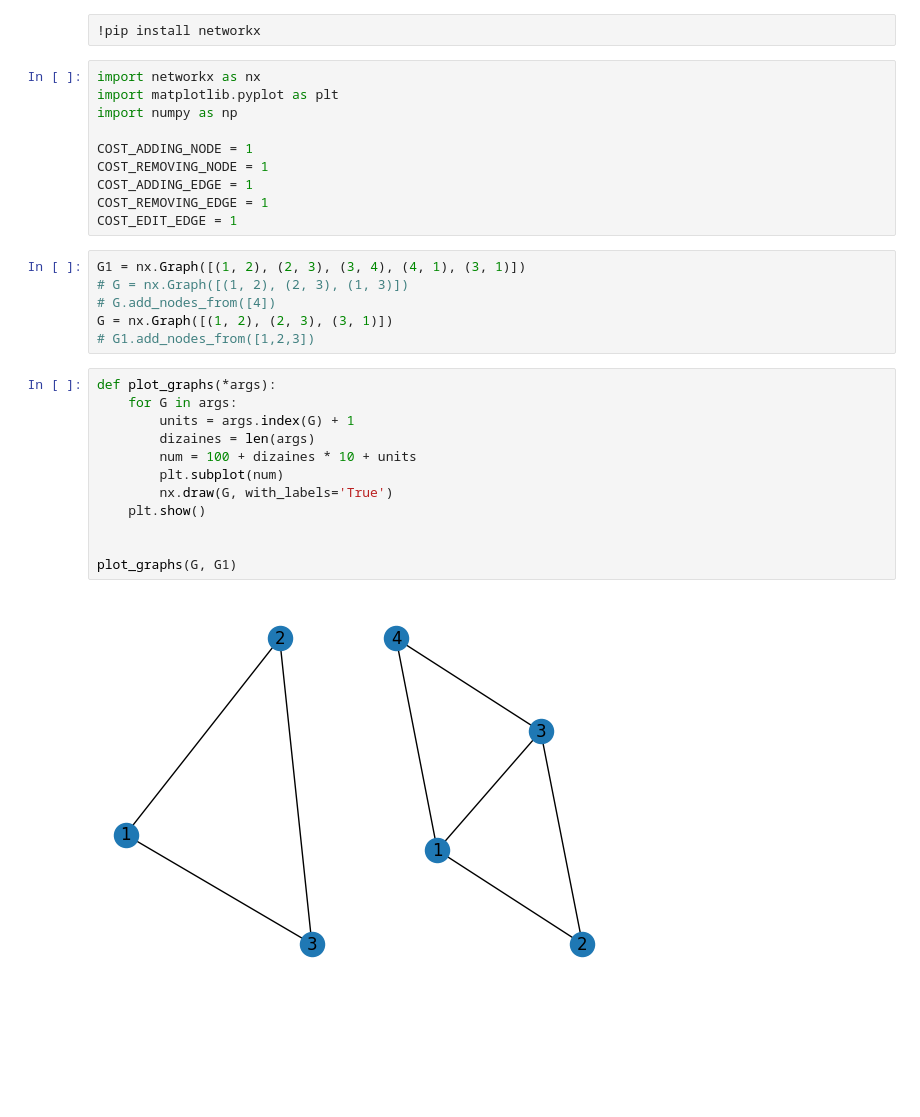
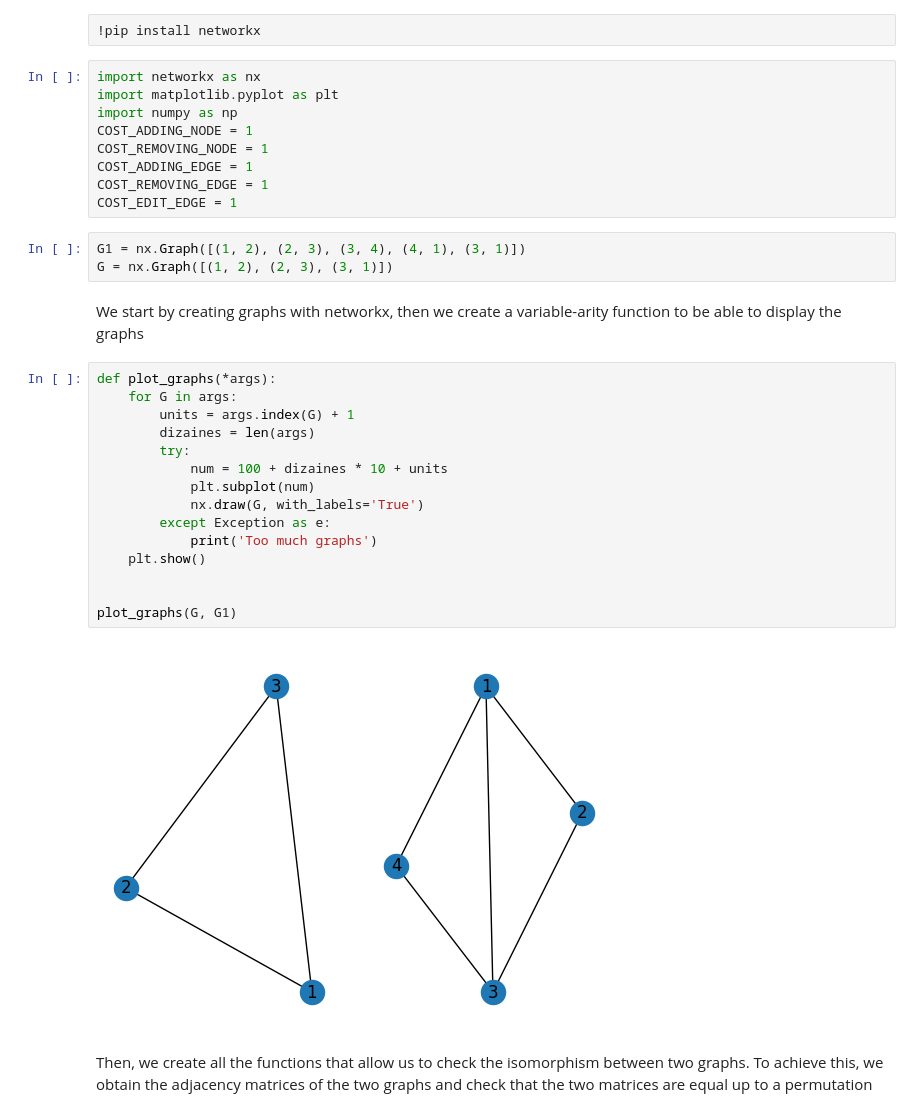
Before and after one commit to JeannesTheo/DataMiningForNetworks, a Jupyter notebook: Assignement2.ipynb, the cells around one changed output. Saved outputs shown, nothing was run; the diff lists cells and outputs as text; blank space fills up the shorter version.

```diff
--- a/Assignement2.ipynb
+++ b/Assignement2.ipynb
@@ -4,7 +4,6 @@
 import networkx as nx
 import matplotlib.pyplot as plt
 import numpy as np
-
 COST_ADDING_NODE = 1
 COST_REMOVING_NODE = 1
 COST_ADDING_EDGE = 1
@@ -12,23 +11,27 @@ COST_REMOVING_EDGE = 1
 COST_EDIT_EDGE = 1
 # %%
 G1 = nx.Graph([(1, 2), (2, 3), (3, 4), (4, 1), (3, 1)])
-# G = nx.Graph([(1, 2), (2, 3), (1, 3)])
-# G.add_nodes_from([4])
 G = nx.Graph([(1, 2), (2, 3), (3, 1)])
-# G1.add_nodes_from([1,2,3])
+# %% [markdown]
+We start by creating graphs with networkx, then we create a variable-arity function to be able to display the graphs
 # %%
 def plot_graphs(*args):
     for G in args:
         units = args.index(G) + 1
         dizaines = len(args)
-        num = 100 + dizaines * 10 + units
-        plt.subplot(num)
-        nx.draw(G, with_labels='True')
+        try:
+            num = 100 + dizaines * 10 + units
+            plt.subplot(num)
+            nx.draw(G, with_labels='True')
+        except Exception as e:
+            print('Too much graphs')
     plt.show()
 
 
 plot_graphs(G, G1)
 # %% [output]
-[figure, old version]
+[figure, new version]
+# %% [markdown]
+Then, we create all the functions that allow us to check the isomorphism between two graphs. To achieve this, we obtain the adjacency matrices of the two graphs and check that the two matrices are equal up to a permutation
 # %%
 import itertools
```
Also changed, not shown: parts of 13 cells of this notebook, 1 other file.
